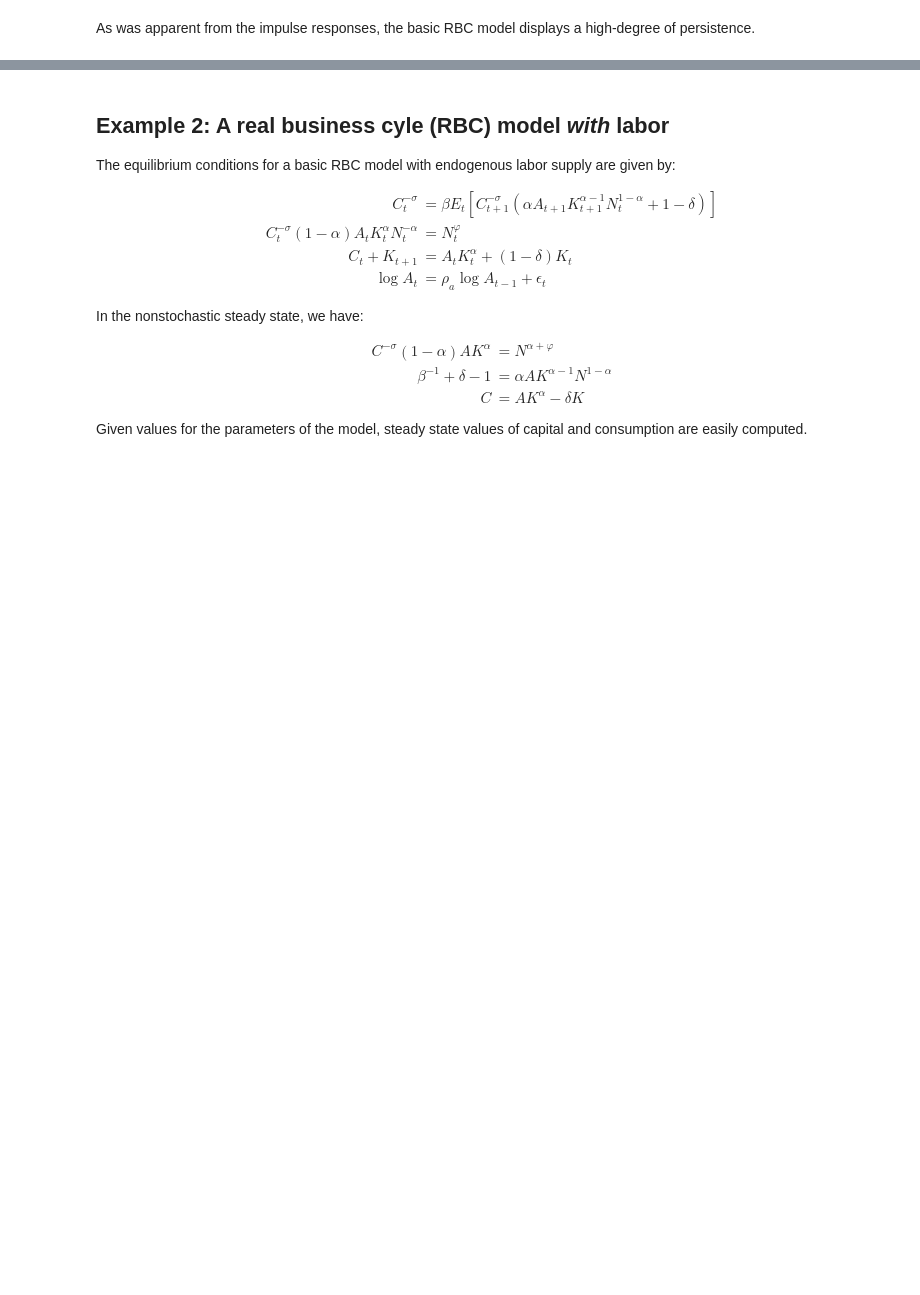
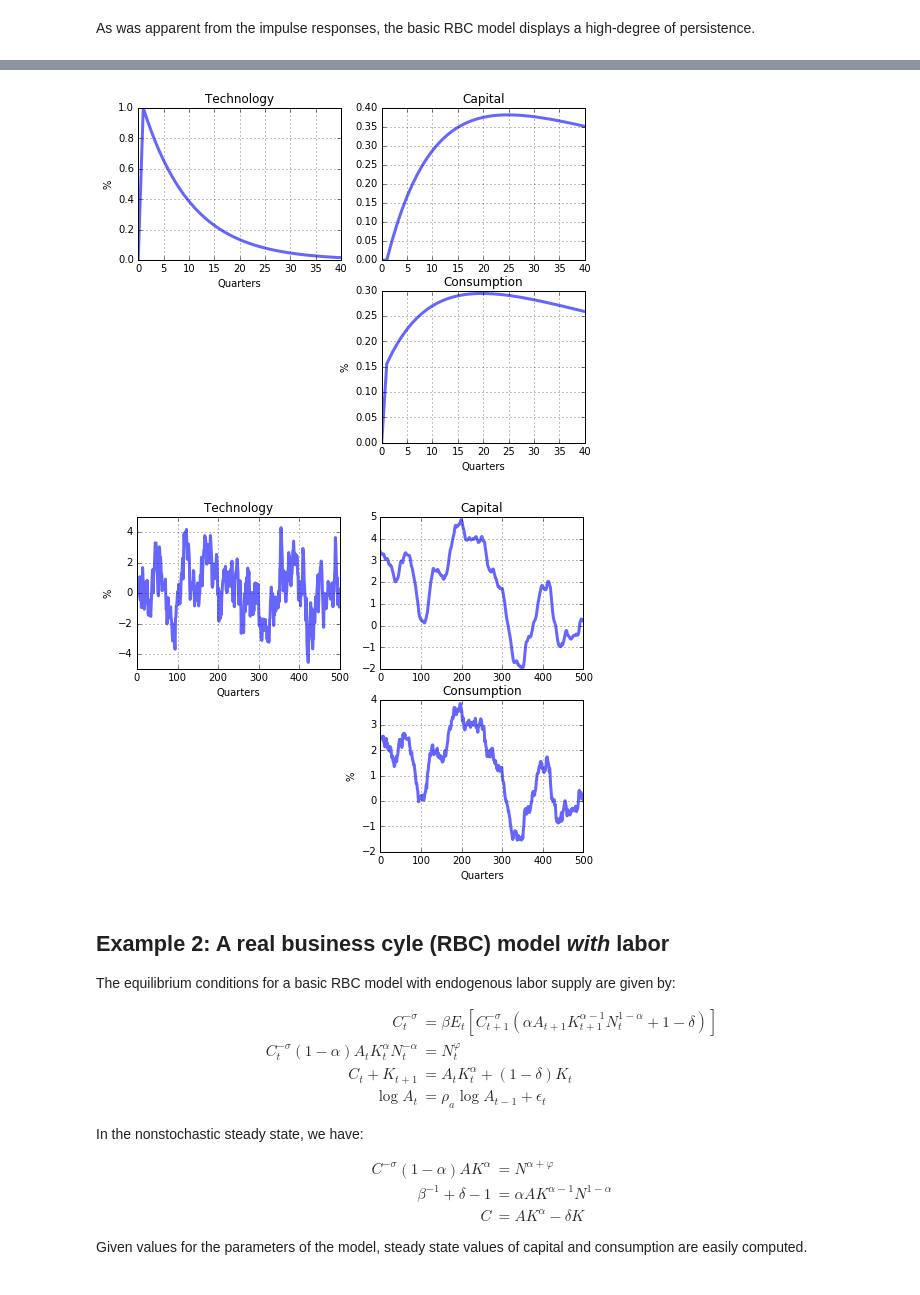
Before and after one commit to letsgoexploring/linearsolve, a Jupyter notebook: linearsolveExamples.ipynb, the cells around one changed output, grey strips where cells are left out. Cells and saved outputs as stored; diff of their text form; code cells hidden in the pictures; blank space fills up the shorter version.

```diff
--- a/linearsolveExamples.ipynb
+++ b/linearsolveExamples.ipynb
@@ -244,3 +327,56 @@ As was apparent from the impulse responses, the basic RBC model displays a high-
+# %%
+# Construct impulse responses
+model.impulse(T=40,t0=1,shock=None)
+
+# Plot
+figure = plt.figure(figsize=(8,6))
+ax = figure.add_subplot(2,2,1)
+ax.plot(100*model.irs['a']['a'],lw=3,alpha=0.6)
+ax.set_title('Technology')
+ax.set_ylabel('%')
+ax.set_xlabel('Quarters')
+ax.grid()
+
+ax = figure.add_subplot(2,2,2)
+ax.plot(100*model.irs['a']['k'],lw=3,alpha=0.6)
+ax.set_title('Capital')
+ax.grid()
+
+ax = figure.add_subplot(2,2,4)
+ax.plot(100*model.irs['a']['c'],lw=3,alpha=0.6)
+ax.set_title('Consumption')
+ax.set_ylabel('%')
+ax.set_xlabel('Quarters')
+ax.grid()
+
+
+# Create the simulation
+model.stochSim(T=500,dropFirst=1000,covMat=[[6e-05]],seed=0)
+
+
+# Plot
+figure = plt.figure(figsize=(8,6))
+ax = figure.add_subplot(2,2,1)
+ax.plot(100*model.sims['a'],lw=3,alpha=0.6)
+ax.set_title('Technology')
+ax.set_ylabel('%')
+ax.set_xlabel('Quarters')
+ax.grid()
+
+ax = figure.add_subplot(2,2,2)
+ax.plot(100*model.sims['k'],lw=3,alpha=0.6)
+ax.set_title('Capital')
+ax.grid()
+
+ax = figure.add_subplot(2,2,4)
+ax.plot(100*model.sims['c'],lw=3,alpha=0.6)
+ax.set_title('Consumption')
+ax.set_ylabel('%')
+ax.set_xlabel('Quarters')
+ax.grid()
+# %% [output]
+[figure, added]
+[figure, added]
 # %% [markdown]
 ## Example 2: A real business cyle (RBC) model *with* labor
 
```
Also changed, not shown: parts of 13 cells of this notebook, 8 other files.
